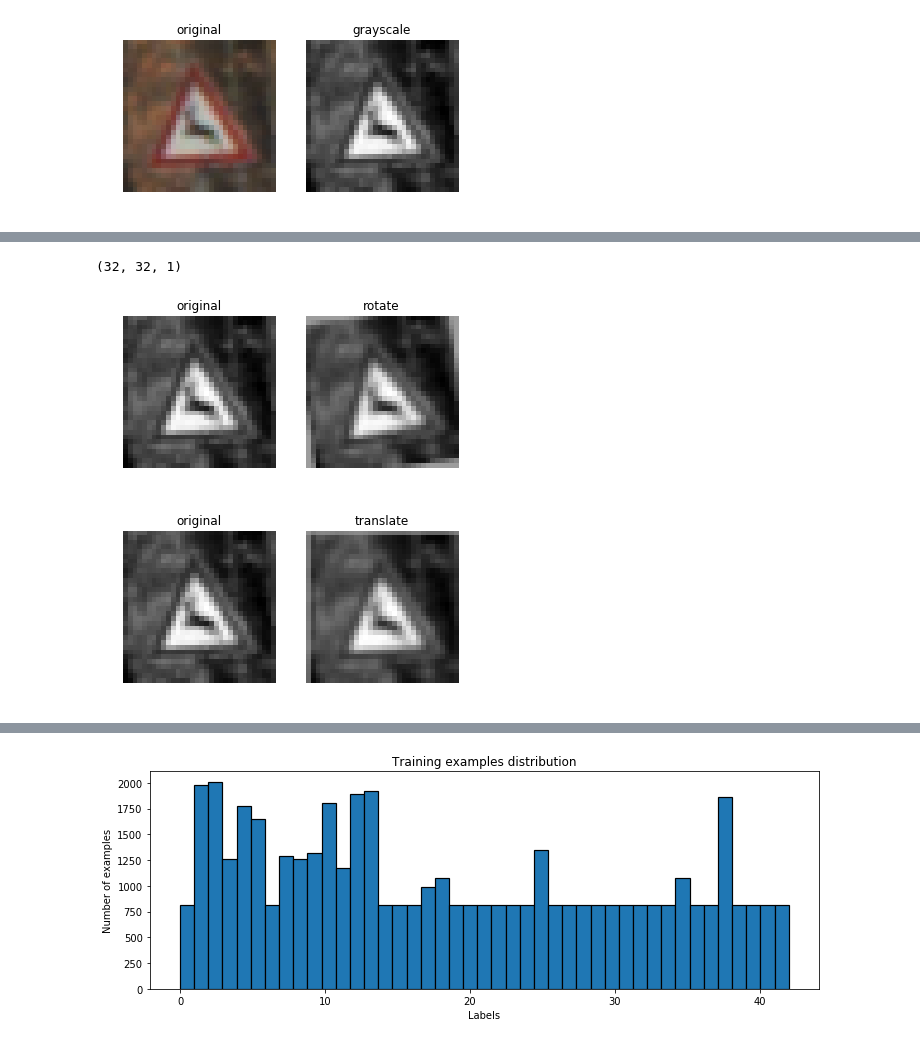
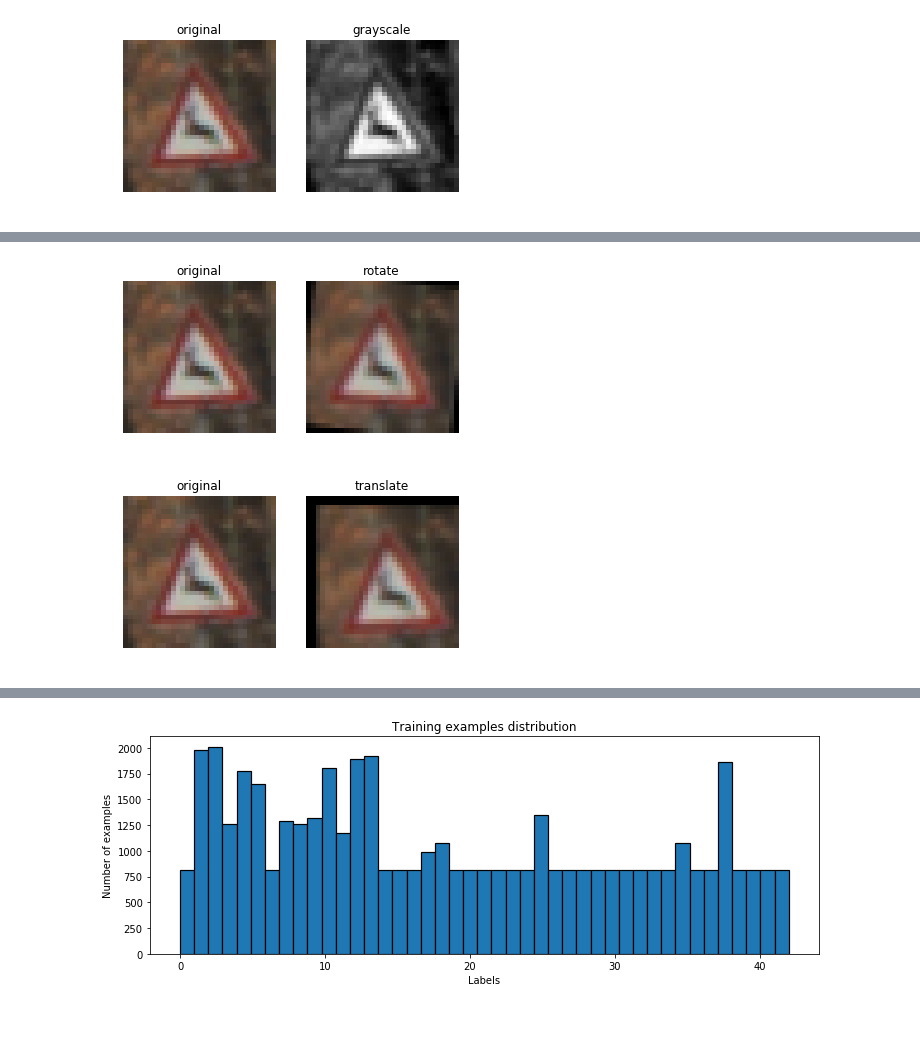
Before and after one commit to clarisli/CarND-Traffic-Sign-Classifier, a Jupyter notebook: Traffic_Sign_Classifier.ipynb, the cells around one changed output, grey strips where cells are left out. Drawn from its saved outputs; the diff is of its cells as text; code cells hidden in the pictures.

```diff
--- a/Traffic_Sign_Classifier.ipynb
+++ b/Traffic_Sign_Classifier.ipynb
@@ -249,14 +249,16 @@ show_processed_image(test_image, gray_image, p_title='grayscale')
 # %% [output]
 [figure]
 # %%
+import cv2
+
 def equalize(x,nbr_bins=256):
     imhist,bins = np.histogram(x.flatten(),nbr_bins,normed=True)
     cdf = imhist.cumsum()
     cdf = 1 * cdf / cdf[-1]
     equalized_x = np.interp(x.flatten(),bins[:-1],cdf)
-
     return equalized_x.reshape(x.shape)
 
-equalized_image = equalize(gray_image)
-show_processed_image(gray_image, equalized_image, p_title='equalized', cmap='gray')
+test_image = X_train[309:310]
+equalized_image = equalize(test_image)
+show_processed_image(test_image, equalized_image, p_title='equalized')
 # %% [output]
@@ -294,19 +292,18 @@ def rotate(image):
     M = cv2.getRotationMatrix2D((c_x,c_y), angle, 1.0)
     return cv2.warpAffine(image, M, image.shape[:2])
 
-print(normalized_image[0].shape)
-rotate_image = rotate(normalized_image[0])
-show_processed_image(normalized_image, np.array([rotate_image]), p_title='rotate', cmap='gray')
+
+rotate_image = rotate(test_image[0])
+show_processed_image(test_image, np.array([rotate_image]), p_title='rotate', cmap='gray')
 # %% [output]
-(32, 32, 1)
-[figure, old version]
+[figure, new version]
 # %%
 def translate(image):
     trans = 5.0*np.random.uniform()-2.5
     M = np.float32([[1,0,trans],[0,1,trans]])
     return cv2.warpAffine(image, M, image.shape[:2])
 
-translate_image = translate(normalized_image[0])
-show_processed_image(normalized_image, np.array([translate_image]), p_title='translate', cmap='gray')
+translate_image = translate(test_image[0])
+show_processed_image(test_image, np.array([translate_image]), p_title='translate', cmap='gray')
 # %% [output]
-[figure, old version]
+[figure, new version]
```
Also changed, not shown: parts of 18 cells of this notebook, 5 other files.
